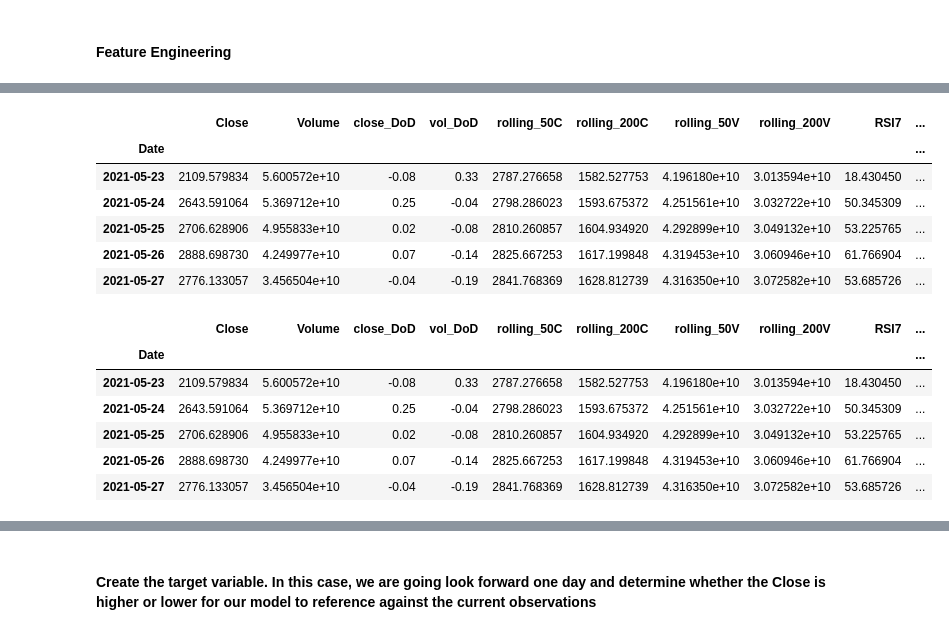
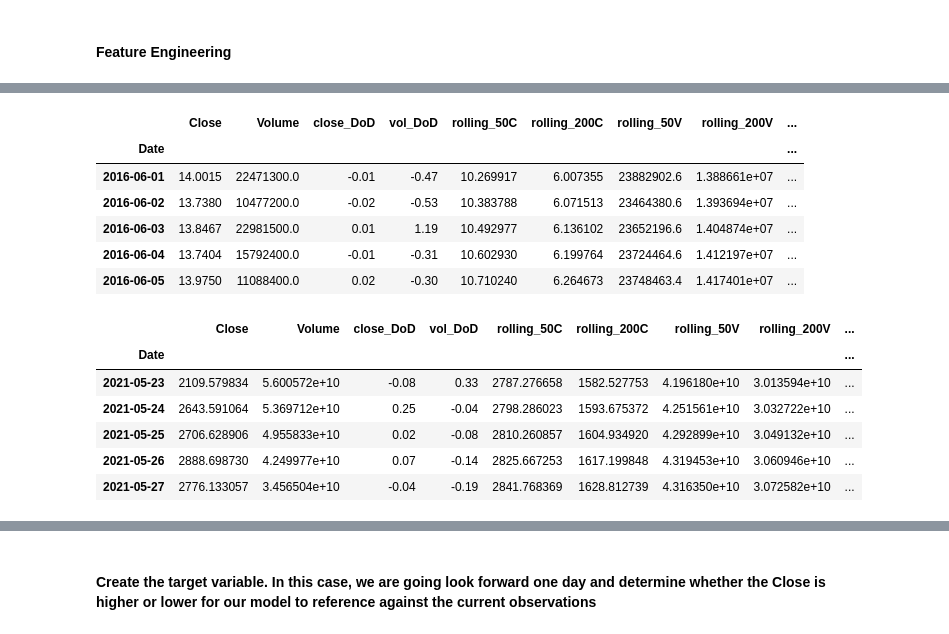
Before and after one commit to albertopuentes/Individual-Project, a Jupyter notebook: individual-project-notebook.ipynb, the cells around one changed output, grey strips where cells are left out. Saved outputs shown, nothing was run; the diff lists cells and outputs as text; code cells hidden in the pictures.

```diff
--- a/individual-project-notebook.ipynb
+++ b/individual-project-notebook.ipynb
@@ -44,0 +36,2 @@ eth = pd.read_csv('ETH-USD.csv')
+# %%
+eth = prepare.get_data()
@@ -191,12 +195,8 @@ eth['close_DoD'] = round(eth.Close.pct_change(), 2)
 eth['vol_DoD'] = round(eth.Volume.pct_change(), 2)
 # %%
 # Create Close 50 & 200 day rolling averages (Close & Volume)
-rolling_df = eth.assign(
+dfm = eth.assign(
 rolling_50C=lambda eth: eth.Close.rolling(50).mean(),
 rolling_200C=lambda eth: eth.Close.rolling(200).mean(),
 rolling_50V=lambda eth: eth.Volume.rolling(50).mean(),
 rolling_200V=lambda eth: eth.Volume.rolling(200).mean())
-# %%
-# Housecleaning df name to make later code less clunky
-dfm = rolling_df
-dfm.head()
@@ -236,11 +267,3 @@ def RSI(df, period, column):
 
     df['RSI'+str(period)] = RSI
     return df
-# %%
-# Run functions to create columns in df
-RSI(dfm, 7, 'Close')
-RSI(dfm, 12, 'Close')
-RSI(dfm, 26, 'Close')
-dfm['EMA7'] = EMA(dfm, period=7, column='Close')
-dfm['EMA12'] = EMA(dfm, period=12, column='Close')
-dfm['EMA26'] = EMA(dfm, period=26, column='Close')
@@ -247,26 +288,26 @@ dfm['EMA26'] = EMA(dfm, period=26, column='Close')
 # %%
-dfm.tail()
+dfm.head()
 # %% [output]
-|  | Close | Volume | close_DoD | vol_DoD | rolling_50C | rolling_200C | rolling_50V | rolling_200V | RSI7 | ... |
-| Date |  |  |  |  |  |  |  |  |  | ... |
-| 2021-05-23 | 2109.579834 | 5.600572e+10 | -0.08 | 0.33 | 2787.276658 | 1582.527753 | 4.196180e+10 | 3.013594e+10 | 18.430450 | ... |
-| 2021-05-24 | 2643.591064 | 5.369712e+10 | 0.25 | -0.04 | 2798.286023 | 1593.675372 | 4.251561e+10 | 3.032722e+10 | 50.345309 | ... |
-| 2021-05-25 | 2706.628906 | 4.955833e+10 | 0.02 | -0.08 | 2810.260857 | 1604.934920 | 4.292899e+10 | 3.049132e+10 | 53.225765 | ... |
-| 2021-05-26 | 2888.698730 | 4.249977e+10 | 0.07 | -0.14 | 2825.667253 | 1617.199848 | 4.319453e+10 | 3.060946e+10 | 61.766904 | ... |
-| 2021-05-27 | 2776.133057 | 3.456504e+10 | -0.04 | -0.19 | 2841.768369 | 1628.812739 | 4.316350e+10 | 3.072582e+10 | 53.685726 | ... |
+|  | Close | Volume | close_DoD | vol_DoD | rolling_50C | rolling_200C | rolling_50V | rolling_200V | ... |
+| Date |  |  |  |  |  |  |  |  | ... |
+| 2016-06-01 | 14.0015 | 22471300.0 | -0.01 | -0.47 | 10.269917 | 6.007355 | 23882902.6 | 1.388661e+07 | ... |
+| 2016-06-02 | 13.7380 | 10477200.0 | -0.02 | -0.53 | 10.383788 | 6.071513 | 23464380.6 | 1.393694e+07 | ... |
+| 2016-06-03 | 13.8467 | 22981500.0 | 0.01 | 1.19 | 10.492977 | 6.136102 | 23652196.6 | 1.404874e+07 | ... |
+| 2016-06-04 | 13.7404 | 15792400.0 | -0.01 | -0.31 | 10.602930 | 6.199764 | 23724464.6 | 1.412197e+07 | ... |
+| 2016-06-05 | 13.9750 | 11088400.0 | 0.02 | -0.30 | 10.710240 | 6.264673 | 23748463.4 | 1.417401e+07 | ... |
 # %%
 # Add Crossover indicator (rollling 50 vs rolling 200)
 dfm['momentum-cross'] = round(dfm.rolling_50C/dfm.rolling_200C, 2)
 # %%
 dfm.tail()
 # %% [output]
-|  | Close | Volume | close_DoD | vol_DoD | rolling_50C | rolling_200C | rolling_50V | rolling_200V | RSI7 | ... |
-| Date |  |  |  |  |  |  |  |  |  | ... |
-| 2021-05-23 | 2109.579834 | 5.600572e+10 | -0.08 | 0.33 | 2787.276658 | 1582.527753 | 4.196180e+10 | 3.013594e+10 | 18.430450 | ... |
-| 2021-05-24 | 2643.591064 | 5.369712e+10 | 0.25 | -0.04 | 2798.286023 | 1593.675372 | 4.251561e+10 | 3.032722e+10 | 50.345309 | ... |
-| 2021-05-25 | 2706.628906 | 4.955833e+10 | 0.02 | -0.08 | 2810.260857 | 1604.934920 | 4.292899e+10 | 3.049132e+10 | 53.225765 | ... |
-| 2021-05-26 | 2888.698730 | 4.249977e+10 | 0.07 | -0.14 | 2825.667253 | 1617.199848 | 4.319453e+10 | 3.060946e+10 | 61.766904 | ... |
-| 2021-05-27 | 2776.133057 | 3.456504e+10 | -0.04 | -0.19 | 2841.768369 | 1628.812739 | 4.316350e+10 | 3.072582e+10 | 53.685726 | ... |
+|  | Close | Volume | close_DoD | vol_DoD | rolling_50C | rolling_200C | rolling_50V | rolling_200V | ... |
+| Date |  |  |  |  |  |  |  |  | ... |
+| 2021-05-23 | 2109.579834 | 5.600572e+10 | -0.08 | 0.33 | 2787.276658 | 1582.527753 | 4.196180e+10 | 3.013594e+10 | ... |
+| 2021-05-24 | 2643.591064 | 5.369712e+10 | 0.25 | -0.04 | 2798.286023 | 1593.675372 | 4.251561e+10 | 3.032722e+10 | ... |
+| 2021-05-25 | 2706.628906 | 4.955833e+10 | 0.02 | -0.08 | 2810.260857 | 1604.934920 | 4.292899e+10 | 3.049132e+10 | ... |
+| 2021-05-26 | 2888.698730 | 4.249977e+10 | 0.07 | -0.14 | 2825.667253 | 1617.199848 | 4.319453e+10 | 3.060946e+10 | ... |
+| 2021-05-27 | 2776.133057 | 3.456504e+10 | -0.04 | -0.19 | 2841.768369 | 1628.812739 | 4.316350e+10 | 3.072582e+10 | ... |
 # %%
 # Add On Balance Volume indicator
 def obv(df):
```
Also changed, not shown: parts of 52 cells of this notebook.
